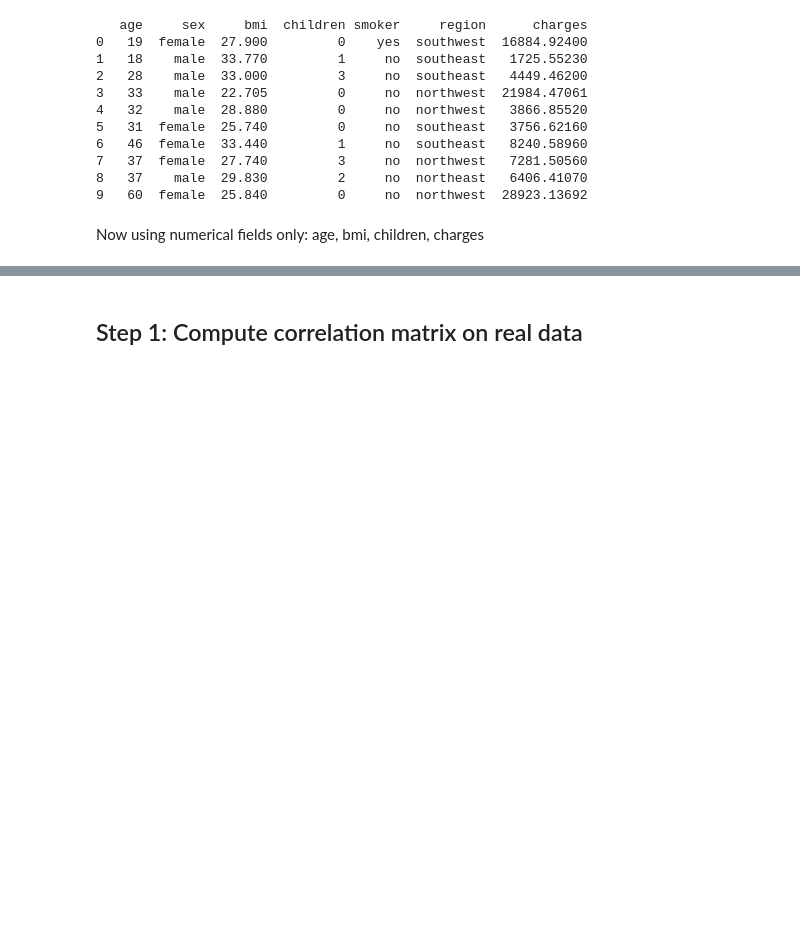
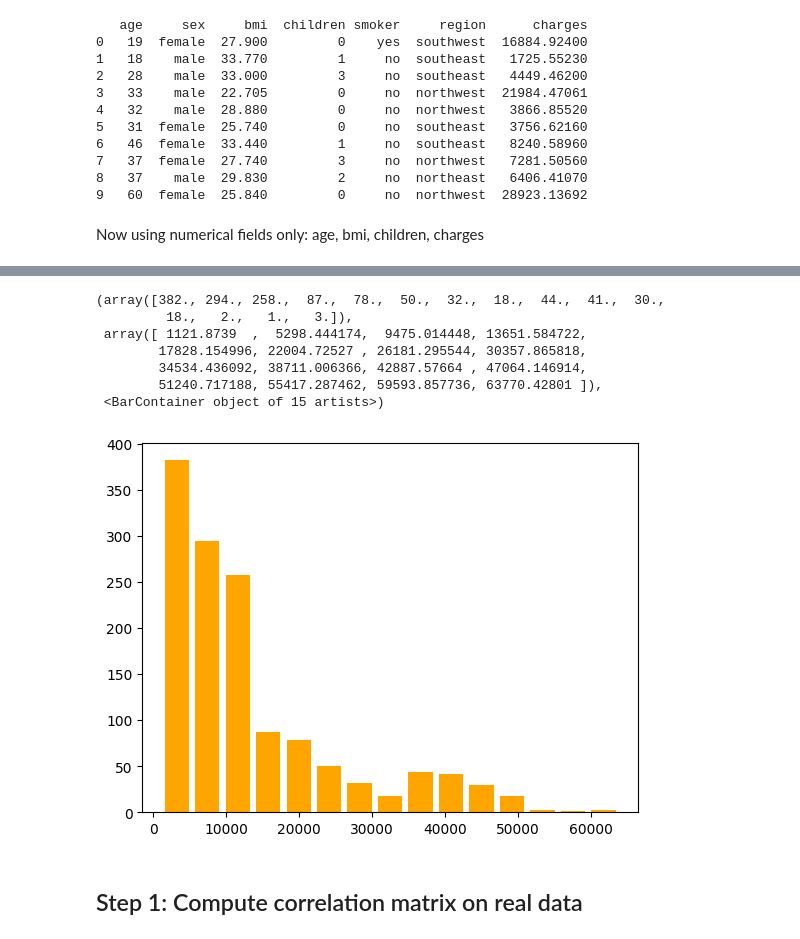
Before and after one commit to VincentGranville/Notebooks, a Jupyter notebook: copula_insurance_nogroup.ipynb, the cells around one changed output, grey strips where cells are left out. Drawn from its saved outputs; the diff is of its cells as text; code cells hidden in the pictures; blank space fills up the shorter version.

```diff
--- a/copula_insurance_nogroup.ipynb
+++ b/copula_insurance_nogroup.ipynb
@@ -75,3 +112,15 @@ The focus is to check out what kind of distributions we are dealing with, by plo
+# %%
+n_bins = 15 # a lot smoother with 10 bins
+plt.hist(charges, n_bins, density = False, rwidth = 0.8, color = 'orange')
+# %% [output]
+(array([382., 294., 258.,  87.,  78.,  50.,  32.,  18.,  44.,  41.,  30.,
+         18.,   2.,   1.,   3.]),
+ array([ 1121.8739  ,  5298.444174,  9475.014448, 13651.584722,
+        17828.154996, 22004.72527 , 26181.295544, 30357.865818,
+        34534.436092, 38711.006366, 42887.57664 , 47064.146914,
+        51240.717188, 55417.287462, 59593.857736, 63770.42801 ]),
+ <BarContainer object of 15 artists>)
+[figure, added]
 # %% [markdown]
 <a id='section3'></a>
 <h2>Step 1: Compute correlation matrix on real data</h2>
```
Also changed, not shown: parts of 22 cells of this notebook.
